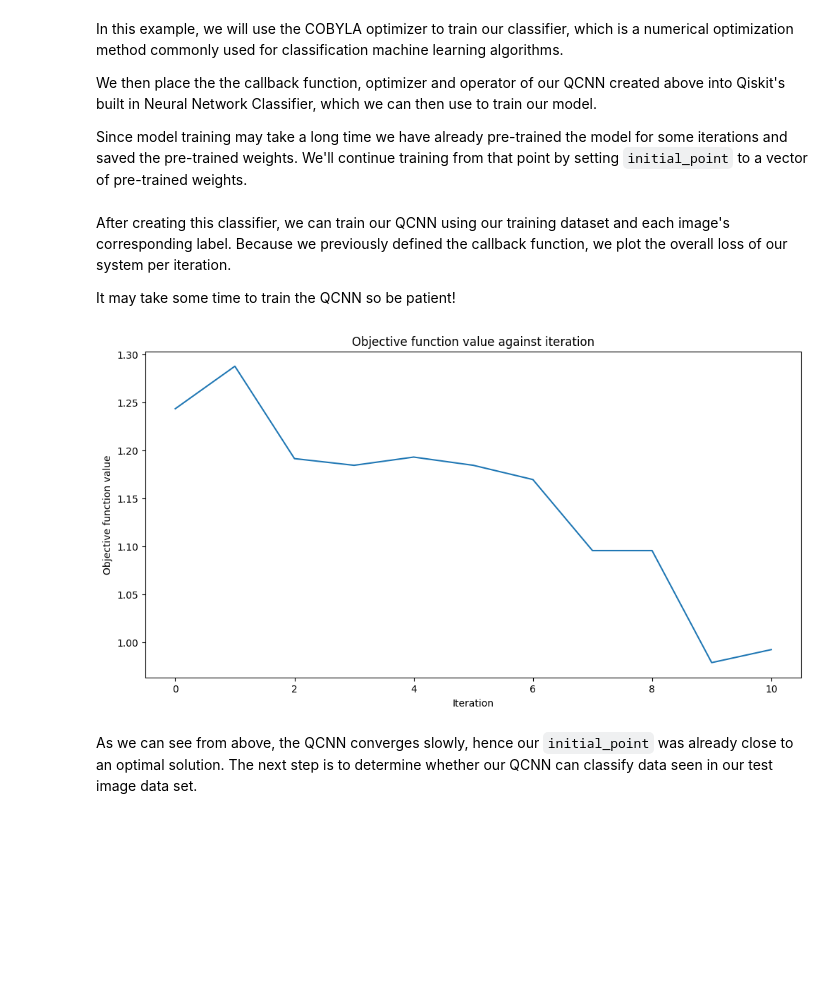
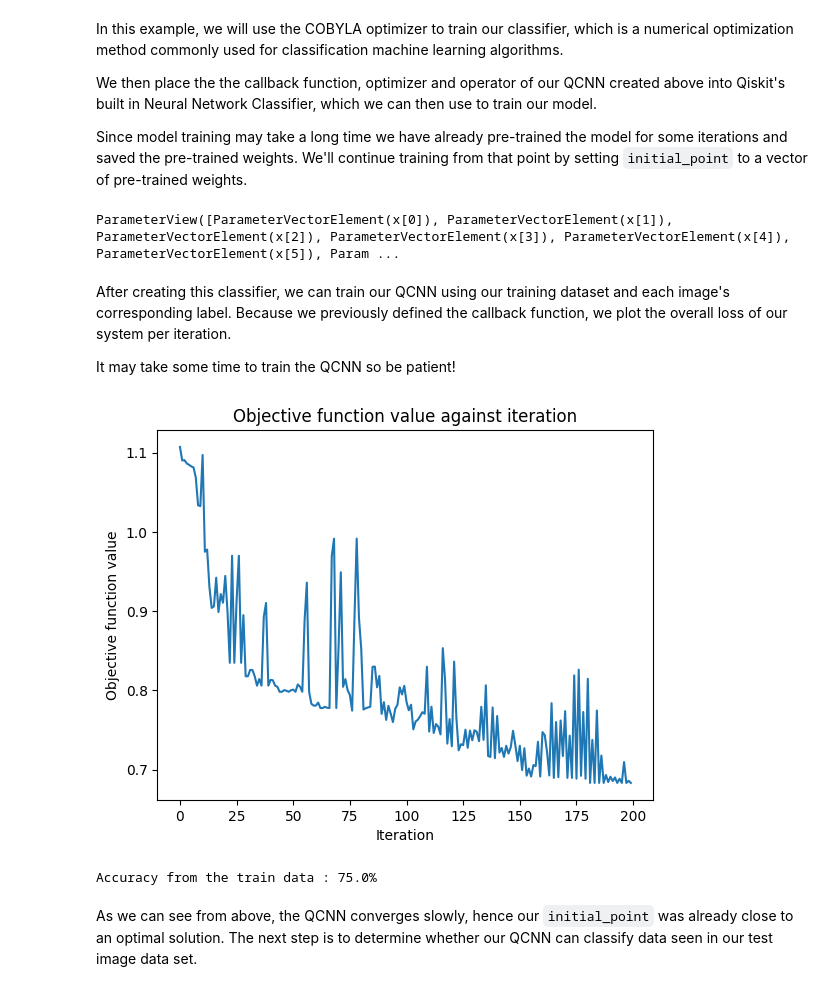
Before and after one commit to MayunaGupta/QCNN_review, a Jupyter notebook: QCNN.ipynb, the cells around one changed output. Drawn from its saved outputs; the diff is of its cells as text; code cells hidden in the pictures; blank space fills up the shorter version.

```diff
--- a/QCNN.ipynb
+++ b/QCNN.ipynb
@@ -242,7 +242,7 @@ train_loader = torch.utils.data.DataLoader(
   torchvision.datasets.MNIST('../QCNN_codes/mnist_data/', train=True, download=True,
                              transform=torchvision.transforms.Compose([
                                torchvision.transforms.ToTensor(),
-                               torchvision.transforms.Resize(8), #resize to a lower resolution due to space constraints
+                               torchvision.transforms.Resize(6), #resize to a lower resolution due to space constraints
                                torchvision.transforms.Normalize(
                                  (0.1307,), (0.3081,))
                              ])),
@@ -252,7 +252,7 @@ test_loader = torch.utils.data.DataLoader(
   torchvision.datasets.MNIST('../QCNN_codes/mnist_data/', train=False, download=True,
                              transform=torchvision.transforms.Compose([
                                torchvision.transforms.ToTensor(),
-                                 torchvision.transforms.Resize(8),#resize to a lower resolution due to space constraints
+                                 torchvision.transforms.Resize(6),#resize to a lower resolution due to space constraints
                                torchvision.transforms.Normalize(
                                  (0.1307,), (0.3081,))
                              ])),
@@ -269,12 +269,12 @@ train_images = list(train_images)
 
 train_labels = train_labels_.numpy().tolist()
 train_labels_eo = [1 if x%2 else -1 for x in train_labels]
-fig, ax = plt.subplots(2, 2, figsize=(10, 6), subplot_kw={"xticks": [], "yticks": []})
-for i in range(4):
+fig, ax = plt.subplots(5, 2, figsize=(10, 6), subplot_kw={"xticks": [], "yticks": []})
+for i in range(10):
     ax[i // 2, i % 2].imshow(
-        train_images[i].reshape((8,8)),  # Change back to 2 by 4
+        train_images[i].reshape((6,6)),  # Change back to 2 by 4
         aspect="equal",
     )
-    print("labels for x=", i//2 , " y = ", i%2, " label = " ,train_labels_eo[i])
+    print("labels for x=", i//2 , " y = ", i%2, " label = " ,train_labels[i])
 plt.subplots_adjust(wspace=0.1, hspace=0.025)
 # %% [output]
@@ -426,38 +441,58 @@ classifier = NeuralNetworkClassifier(
     qnn,
     optimizer=COBYLA(maxiter=200),  # Set max iterations here
     callback=callback_graph,
-    initial_point=initial_point,
+#     initial_point=initial_point,
 )
+# %%
+feature_map.parameters
+# %% [output]
+ParameterView([ParameterVectorElement(x[0]), ParameterVectorElement(x[1]), ParameterVectorElement(x[2]), ParameterVectorElement(x[3]), ParameterVectorElement(x[4]), ParameterVectorElement(x[5]), Param ...
 # %% [markdown]
 After creating this classifier, we can train our QCNN using our training dataset and each image's corresponding label. Because we previously defined the callback function, we plot the overall loss of our system per iteration.
 
 It may take some time to train the QCNN so be patient!
 # %%
+def max_pool(arr, pool_size, stride=2):
+    if arr.shape[0] < pool_size:
+        return arr
+    else:
+        temp = np.zeros((arr.shape[0], (arr.shape[1] - pool_size+ 1)//stride))
+
+        for j in range(arr.shape[0]):
+            for i in range((arr.shape[1] - pool_size + 1)//stride):
+#                 print(arr[j , i:i+pool_size])
+                temp[j, i] = np.max(arr[j , i*stride:i*stride+pool_size])
+
+        return temp
 #train loop
-for i in range(5):
+objective_func_vals = []
+for i in range(1):
     train_images_ , train_labels_ = next(iter(train_loader))
 
 
     train_images = train_images_.numpy()
     train_images = train_images.reshape((train_images_.shape[0],-1))
+
     train_images = list(train_images)
 
     train_labels = train_labels_.numpy().tolist()
     train_labels_eo = [1 if x%2 else -1 for x in train_labels]
 
 
 
-    x = np.asarray(train_images)[:, 4:12] #crop to fit feature size
+    x = max_pool(np.asarray(train_images)[:,:],4,2) #crop to fit feature size
     y = np.asarray(train_labels_eo)
+    print(x.shape)
 
-    objective_func_vals = []
+
     # plt.rcParams["figure.figsize"] = (12, 6)
     classifier.fit(x, y)
 
     # score classifier
     print(f"Accuracy from the train data : {np.round(100 * classifier.score(x, y), 2)}%")
 # %% [output]
-[figure, old version]
+[figure, new version]
+Accuracy from the train data : 75.0%
 # %% [markdown]
 As we can see from above, the QCNN converges slowly, hence our `initial_point` was already close to an optimal solution. The next step is to determine whether our QCNN can classify data seen in our test image data set.
 # %% [markdown]
```
Also changed, not shown: parts of 16 cells of this notebook.
